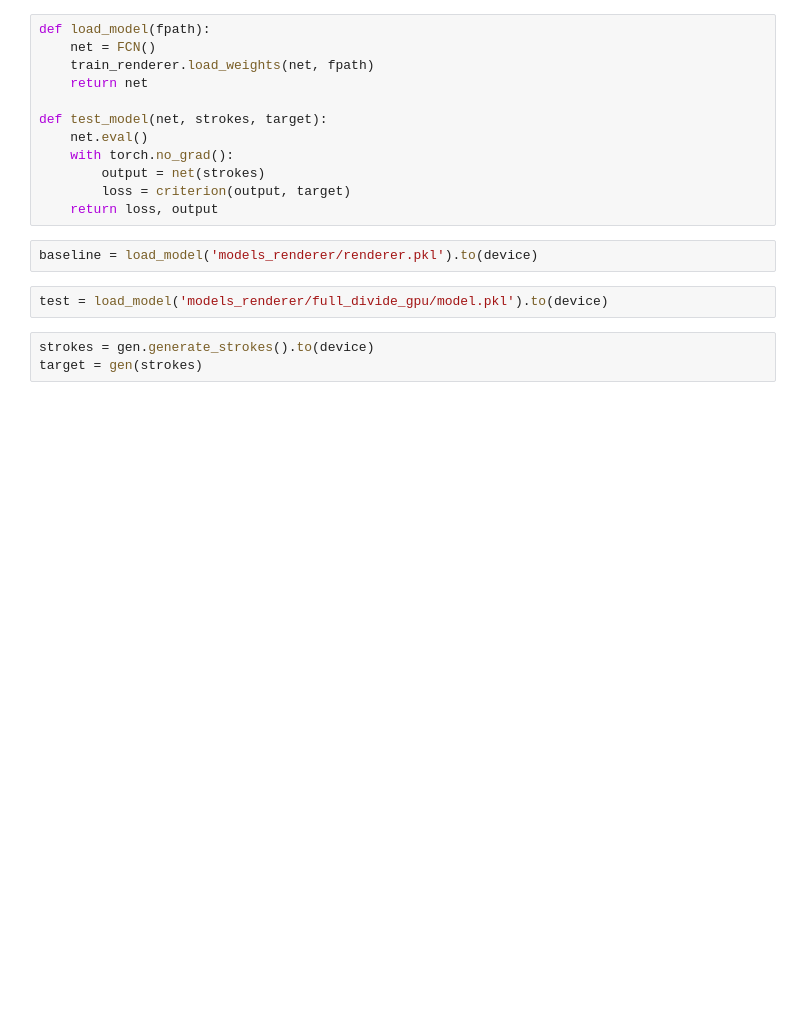
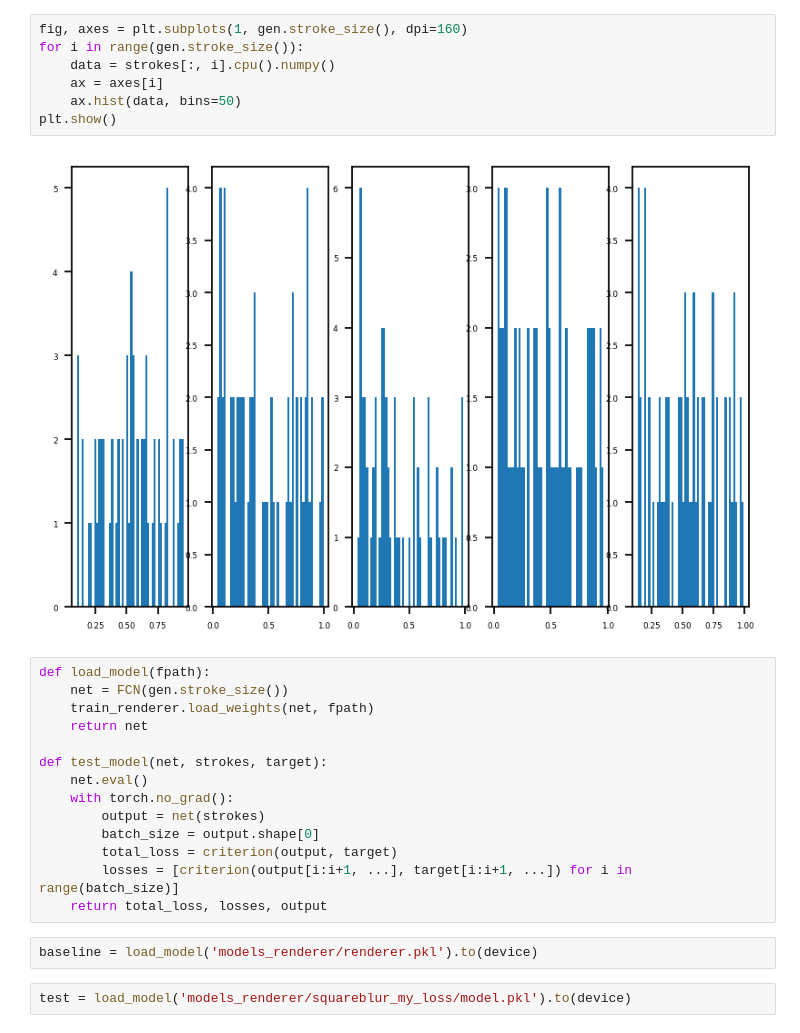
Before and after one commit to tropylium/LearningToPaint, a Jupyter notebook: baseline/renderer_test.ipynb, the cells around one changed output. Saved outputs shown, nothing was run; the diff lists cells and outputs as text; blank space fills up the shorter version.

```diff
--- a/baseline/renderer_test.ipynb
+++ b/baseline/renderer_test.ipynb
@@ -21,6 +40,15 @@ criterion = nn.MSELoss()
+# %%
+fig, axes = plt.subplots(1, gen.stroke_size(), dpi=160)
+for i in range(gen.stroke_size()):
+    data = strokes[:, i].cpu().numpy()
+    ax = axes[i]
+    ax.hist(data, bins=50)
+plt.show()
+# %% [output]
+[figure, added]
 # %%
 def load_model(fpath):
-    net = FCN()
+    net = FCN(gen.stroke_size())
     train_renderer.load_weights(net, fpath)
     return net
 
@@ -28,13 +56,12 @@ def test_model(net, strokes, target):
     net.eval()
     with torch.no_grad():
         output = net(strokes)
-        loss = criterion(output, target)
-    return loss, output
+        batch_size = output.shape[0]
+        total_loss = criterion(output, target)
+        losses = [criterion(output[i:i+1, ...], target[i:i+1, ...]) for i in range(batch_size)]
+    return total_loss, losses, output
 # %%
 baseline = load_model('models_renderer/renderer.pkl').to(device)
 # %%
-test = load_model('models_renderer/full_divide_gpu/model.pkl').to(device)
+test = load_model('models_renderer/squareblur_my_loss/model.pkl').to(device)
-# %%
-strokes = gen.generate_strokes().to(device)
-target = gen(strokes)
 # %%
```
Also changed, not shown: parts of 7 cells of this notebook, 3 other files.
